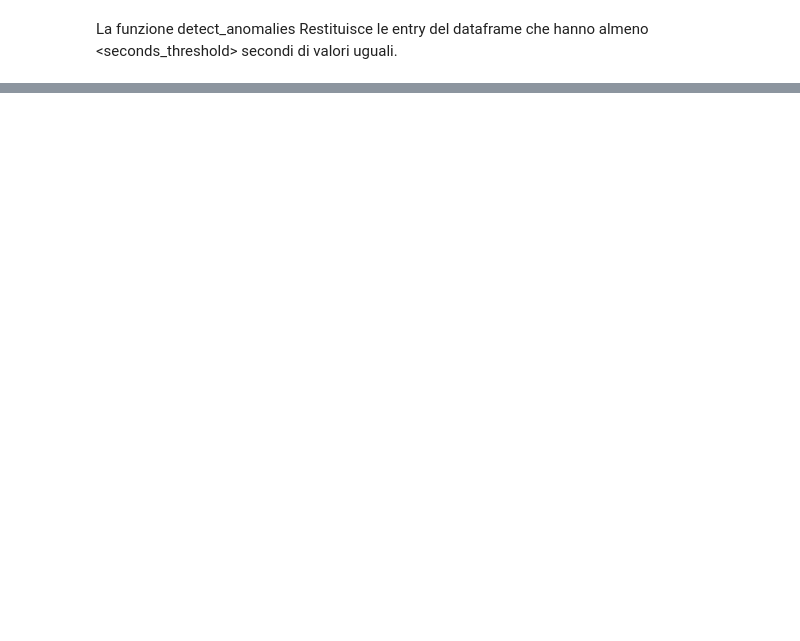
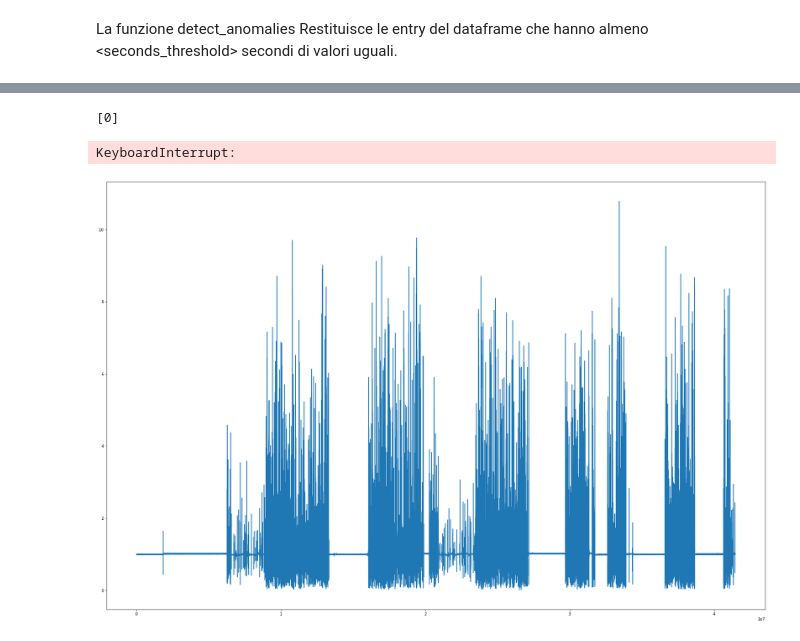
Before and after one commit to KamerC1/Smart_Application_Bio, a Jupyter notebook: notebooks/Anomaly detection.ipynb, the cells around one changed output, grey strips where cells are left out. Drawn from its saved outputs; the diff is of its cells as text; code cells hidden in the pictures; blank space fills up the shorter version.

```diff
--- a/notebooks/Anomaly detection.ipynb
+++ b/notebooks/Anomaly detection.ipynb
@@ -30,0 +109,18 @@ detect_anomalies(df, "D", 3)
+# %%
+indexes2
+# %% [output]
+[0]
+# %%
+detect_anomalies(df1, "ND", 28800)
+# %% [output]
+KeyboardInterrupt:
+# %%
+magnitude_D = np.sqrt(np.square(df['x_D']) + np.square(df['y_D']) + np.square(df['z_D'])) #mano dominante
+magnitude_ND = np.sqrt(np.square(df['x_ND']) + np.square(df['y_ND']) + np.square(df['z_ND'])) #mano non dominante
+# %%
+plt.figure(figsize=(30,20))
+plt.plot(magnitude_D)
+
+plt.show()
+# %% [output]
+[figure, added]
```
Also changed, not shown: parts of 11 cells of this notebook, 1 other file.
